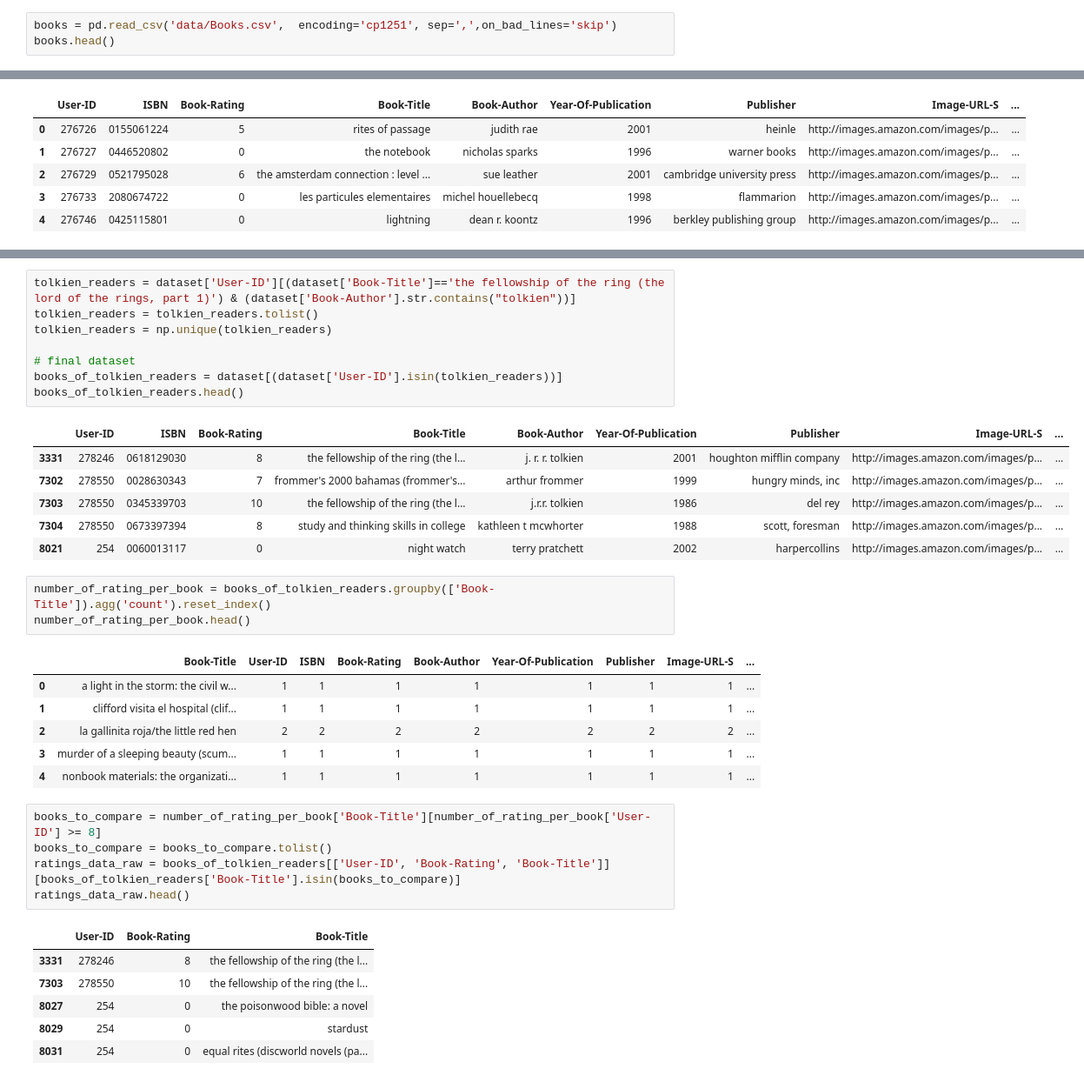
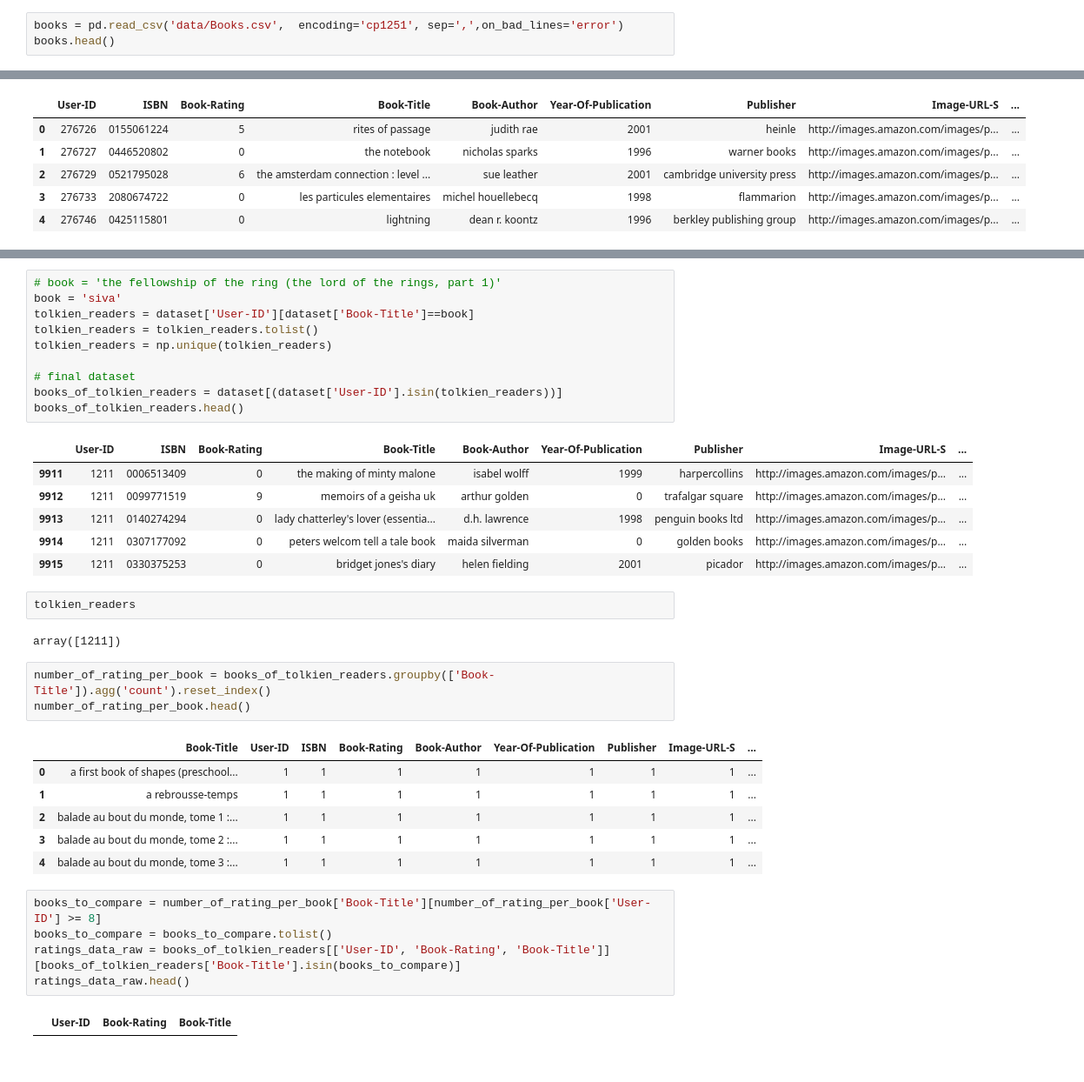
Before and after one commit to Junacik99/DataSenticsHW, a Jupyter notebook: cleanup.ipynb, the cells around one changed output, grey strips where cells are left out. Shown at 87% size. Cells and saved outputs as stored; diff of their text form.

```diff
--- a/cleanup.ipynb
+++ b/cleanup.ipynb
@@ -2,7 +2,7 @@
 import pandas as pd
 import numpy as np
 # %%
-books = pd.read_csv('data/Books.csv',  encoding='cp1251', sep=',',on_bad_lines='skip')
+books = pd.read_csv('data/Books.csv',  encoding='cp1251', sep=',',on_bad_lines='error')
 books.head()
 # %% [output]
 |  | ISBN | Book-Title | Book-Author | Year-Of-Publication | Publisher | Image-URL-S | Image-URL-M | ... |
@@ -58,28 +69,34 @@ dataset.head()
 # %%
-tolkien_readers = dataset['User-ID'][(dataset['Book-Title']=='the fellowship of the ring (the lord of the rings, part 1)') & (dataset['Book-Author'].str.contains("tolkien"))]
+# book = 'the fellowship of the ring (the lord of the rings, part 1)'
+book = 'siva'
+tolkien_readers = dataset['User-ID'][dataset['Book-Title']==book]
 tolkien_readers = tolkien_readers.tolist()
 tolkien_readers = np.unique(tolkien_readers)
 
 # final dataset
 books_of_tolkien_readers = dataset[(dataset['User-ID'].isin(tolkien_readers))]
 books_of_tolkien_readers.head()
 # %% [output]
 |  | User-ID | ISBN | Book-Rating | Book-Title | Book-Author | Year-Of-Publication | Publisher | Image-URL-S | ... |
-| 3331 | 278246 | 0618129030 | 8 | the fellowship of the ring (the l... | j. r. r. tolkien | 2001 | houghton mifflin company | http://images.amazon.com/images/p... | ... |
-| 7302 | 278550 | 0028630343 | 7 | frommer's 2000 bahamas (frommer's... | arthur frommer | 1999 | hungry minds, inc | http://images.amazon.com/images/p... | ... |
-| 7303 | 278550 | 0345339703 | 10 | the fellowship of the ring (the l... | j.r.r. tolkien | 1986 | del rey | http://images.amazon.com/images/p... | ... |
-| 7304 | 278550 | 0673397394 | 8 | study and thinking skills in college | kathleen t mcwhorter | 1988 | scott, foresman | http://images.amazon.com/images/p... | ... |
-| 8021 | 254 | 0060013117 | 0 | night watch | terry pratchett | 2002 | harpercollins | http://images.amazon.com/images/p... | ... |
+| 9911 | 1211 | 0006513409 | 0 | the making of minty malone | isabel wolff | 1999 | harpercollins | http://images.amazon.com/images/p... | ... |
+| 9912 | 1211 | 0099771519 | 9 | memoirs of a geisha uk | arthur golden | 0 | trafalgar square | http://images.amazon.com/images/p... | ... |
+| 9913 | 1211 | 0140274294 | 0 | lady chatterley's lover (essentia... | d.h. lawrence | 1998 | penguin books ltd | http://images.amazon.com/images/p... | ... |
+| 9914 | 1211 | 0307177092 | 0 | peters welcom tell a tale book | maida silverman | 0 | golden books | http://images.amazon.com/images/p... | ... |
+| 9915 | 1211 | 0330375253 | 0 | bridget jones's diary | helen fielding | 2001 | picador | http://images.amazon.com/images/p... | ... |
+# %%
+tolkien_readers
+# %% [output]
+array([1211])
 # %%
 number_of_rating_per_book = books_of_tolkien_readers.groupby(['Book-Title']).agg('count').reset_index()
 number_of_rating_per_book.head()
 # %% [output]
 |  | Book-Title | User-ID | ISBN | Book-Rating | Book-Author | Year-Of-Publication | Publisher | Image-URL-S | ... |
-| 0 | a light in the storm: the civil w... | 1 | 1 | 1 | 1 | 1 | 1 | 1 | ... |
-| 1 | clifford visita el hospital (clif... | 1 | 1 | 1 | 1 | 1 | 1 | 1 | ... |
-| 2 | la gallinita roja/the little red hen | 2 | 2 | 2 | 2 | 2 | 2 | 2 | ... |
-| 3 | murder of a sleeping beauty (scum... | 1 | 1 | 1 | 1 | 1 | 1 | 1 | ... |
-| 4 | nonbook materials: the organizati... | 1 | 1 | 1 | 1 | 1 | 1 | 1 | ... |
+| 0 | a first book of shapes (preschool... | 1 | 1 | 1 | 1 | 1 | 1 | 1 | ... |
+| 1 | a rebrousse-temps | 1 | 1 | 1 | 1 | 1 | 1 | 1 | ... |
+| 2 | balade au bout du monde, tome 1 :... | 1 | 1 | 1 | 1 | 1 | 1 | 1 | ... |
+| 3 | balade au bout du monde, tome 2 :... | 1 | 1 | 1 | 1 | 1 | 1 | 1 | ... |
+| 4 | balade au bout du monde, tome 3 :... | 1 | 1 | 1 | 1 | 1 | 1 | 1 | ... |
 # %%
 books_to_compare = number_of_rating_per_book['Book-Title'][number_of_rating_per_book['User-ID'] >= 8]
 books_to_compare = books_to_compare.tolist()
@@ -87,11 +104,6 @@ ratings_data_raw = books_of_tolkien_readers[['User-ID', 'Book-Rating', 'Book-Tit
 ratings_data_raw.head()
 # %% [output]
 |  | User-ID | Book-Rating | Book-Title |
-| 3331 | 278246 | 8 | the fellowship of the ring (the l... |
-| 7303 | 278550 | 10 | the fellowship of the ring (the l... |
-| 8027 | 254 | 0 | the poisonwood bible: a novel |
-| 8029 | 254 | 0 | stardust |
-| 8031 | 254 | 0 | equal rites (discworld novels (pa... |
 # %%
 ratings_data_raw_nodup = ratings_data_raw.groupby(['User-ID', 'Book-Title'])['Book-Rating'].mean()
 ratings_data_raw_nodup = ratings_data_raw_nodup.to_frame().reset_index()
```
Also changed, not shown: parts of 5 cells of this notebook, 2 other files.
